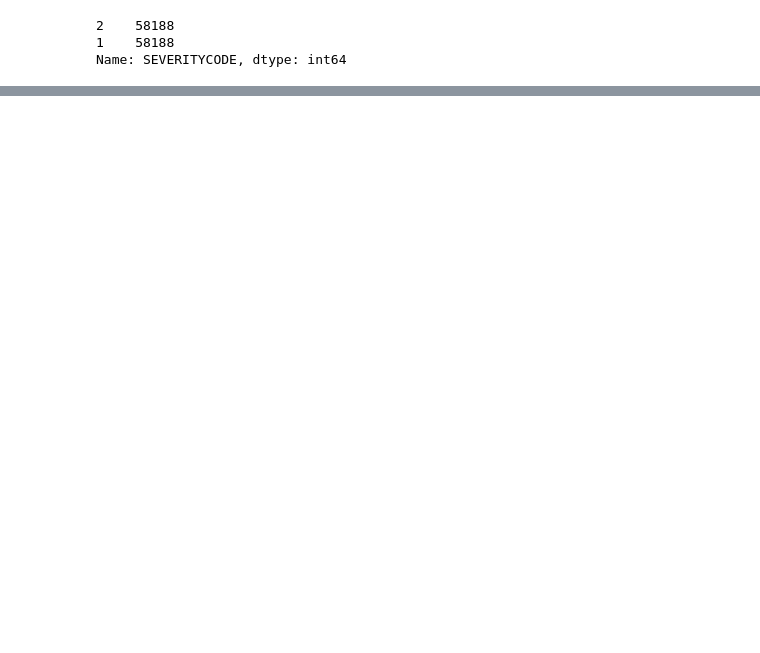
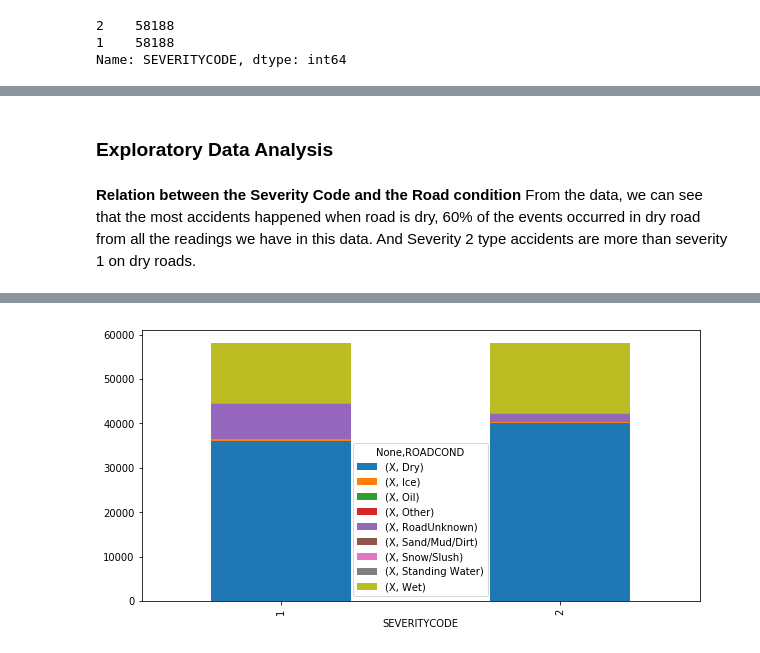
Before and after one commit to nikhilpanda004/CourseraCapstone, a Jupyter notebook: Coursera_Capstone.ipynb, the cells around one changed output, grey strips where cells are left out. Drawn from its saved outputs; the diff is of its cells as text; code cells hidden in the pictures; blank space fills up the shorter version.

```diff
--- a/Coursera_Capstone.ipynb
+++ b/Coursera_Capstone.ipynb
@@ -90,0 +154,16 @@ df.head()
+# %% [markdown]
+### Exploratory Data Analysis <a name="exploratory"></a>
+# %%
+def dataforcharts(data, column):
+    data = data[[column,'SEVERITYCODE','X']]
+    bf = data.groupby([column,'SEVERITYCODE'], as_index = False).count().pivot('SEVERITYCODE', column)
+    bf.fillna(0, inplace = True)
+    return bf
+# %% [markdown]
+**Relation between the Severity Code and the Road condition**
+From the data, we can see that the most accidents happened when road is dry, 60% of the events occurred in dry road from all the readings we have in this data. And Severity 2 type accidents are more than severity 1 on dry roads.
+# %%
+bf = dataforcharts(df,'ROADCOND')
+bf.plot(kind="bar",  figsize=(10,5), stacked=True)
+bf
+# %% [output]
@@ -90,0 +175 @@ df.head()
+[figure, added]
```
Also changed, not shown: parts of 44 cells of this notebook.
